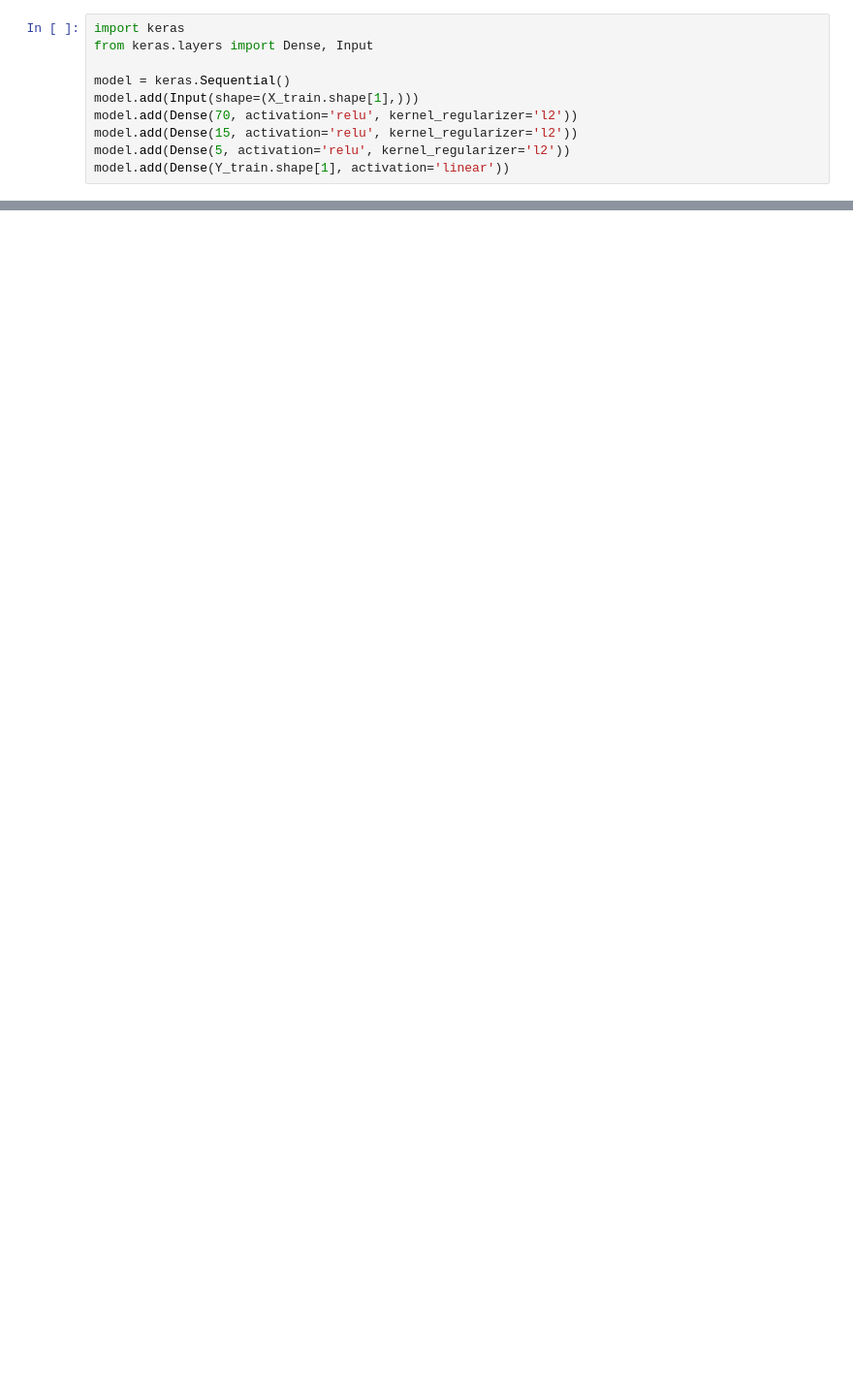
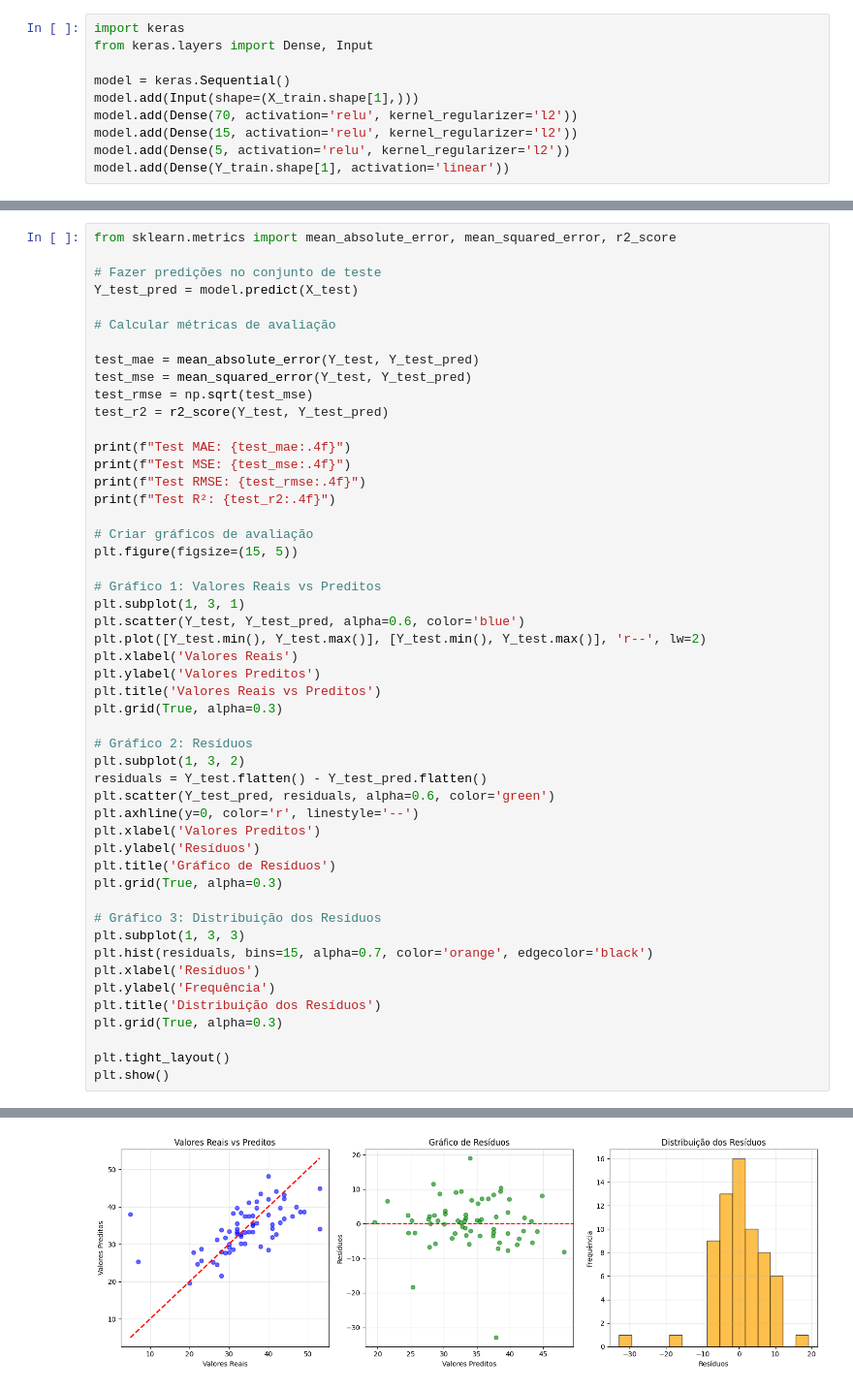
Before and after one commit to Luis-Menezes/NN_SupervisedLearning, a Jupyter notebook: project_1_deliverable.ipynb, the cells around one changed output, grey strips where cells are left out. Shown at 97% size. Cells and saved outputs as stored; diff of their text form; blank space fills up the shorter version.

```diff
--- a/project_1_deliverable.ipynb
+++ b/project_1_deliverable.ipynb
@@ -1689,0 +1753,51 @@ Pelo erro de treino, é possível perceber que o modelo é capaz de prever o pro
+# %%
+from sklearn.metrics import mean_absolute_error, mean_squared_error, r2_score
+
+# Fazer predições no conjunto de teste
+Y_test_pred = model.predict(X_test)
+
+# Calcular métricas de avaliação
+
+test_mae = mean_absolute_error(Y_test, Y_test_pred)
+test_mse = mean_squared_error(Y_test, Y_test_pred)
+test_rmse = np.sqrt(test_mse)
+test_r2 = r2_score(Y_test, Y_test_pred)
+
+print(f"Test MAE: {test_mae:.4f}")
+print(f"Test MSE: {test_mse:.4f}")
+print(f"Test RMSE: {test_rmse:.4f}")
+print(f"Test R²: {test_r2:.4f}")
+
+# Criar gráficos de avaliação
+plt.figure(figsize=(15, 5))
+
+# Gráfico 1: Valores Reais vs Preditos
+plt.subplot(1, 3, 1)
+plt.scatter(Y_test, Y_test_pred, alpha=0.6, color='blue')
+plt.plot([Y_test.min(), Y_test.max()], [Y_test.min(), Y_test.max()], 'r--', lw=2)
+plt.xlabel('Valores Reais')
+plt.ylabel('Valores Preditos')
+plt.title('Valores Reais vs Preditos')
+plt.grid(True, alpha=0.3)
+
+# Gráfico 2: Resíduos
+plt.subplot(1, 3, 2)
+residuals = Y_test.flatten() - Y_test_pred.flatten()
+plt.scatter(Y_test_pred, residuals, alpha=0.6, color='green')
+plt.axhline(y=0, color='r', linestyle='--')
+plt.xlabel('Valores Preditos')
+plt.ylabel('Resíduos')
+plt.title('Gráfico de Resíduos')
+plt.grid(True, alpha=0.3)
+
+# Gráfico 3: Distribuição dos Resíduos
+plt.subplot(1, 3, 3)
+plt.hist(residuals, bins=15, alpha=0.7, color='orange', edgecolor='black')
+plt.xlabel('Resíduos')
+plt.ylabel('Frequência')
+plt.title('Distribuição dos Resíduos')
+plt.grid(True, alpha=0.3)
+
+plt.tight_layout()
+plt.show()
+# %% [output]
@@ -1689,0 +1809 @@ Pelo erro de treino, é possível perceber que o modelo é capaz de prever o pro
+[figure, added]
```
Also changed, not shown: parts of 27 cells of this notebook.
